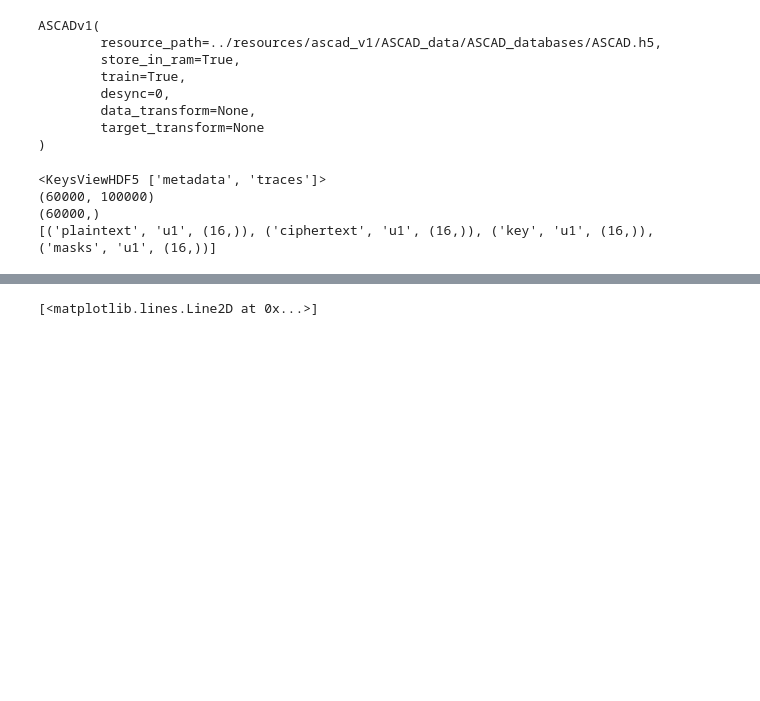
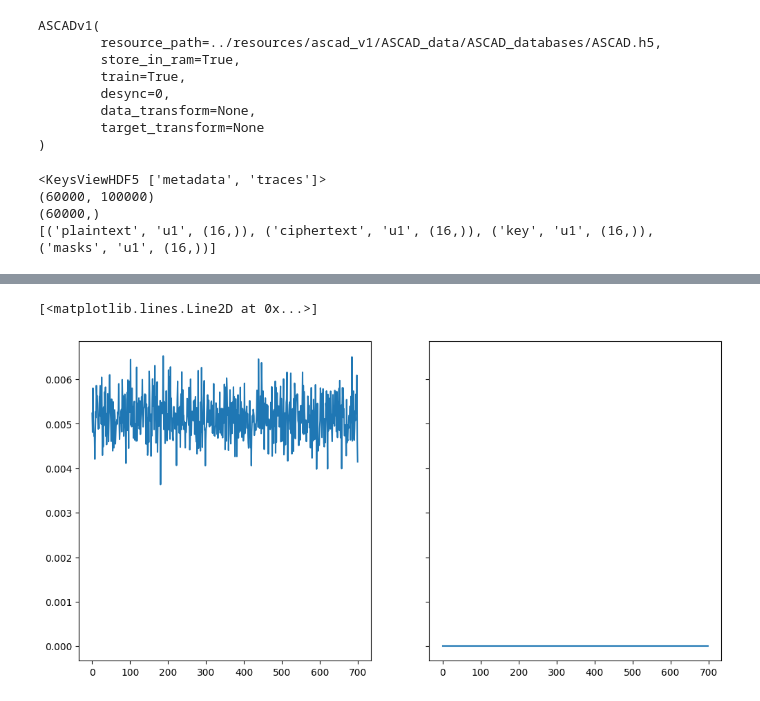
Before and after one commit to jimgammell/gan_side_channel_leakage_detector, a Jupyter notebook: src/display_ascad_dataset.ipynb, the cells around one changed output, grey strips where cells are left out. Saved outputs shown, nothing was run; the diff lists cells and outputs as text; code cells hidden in the pictures; blank space fills up the shorter version.

```diff
--- a/src/display_ascad_dataset.ipynb
+++ b/src/display_ascad_dataset.ipynb
@@ -10,6 +30,23 @@ from leakage_detectors.non_learning import get_trace_means, get_sum_of_differenc
 # %%
-dataset = ASCADv1(store_in_ram=True, use_full_traces=False)
+dataset = ASCADv1(store_in_ram=True, use_full_traces=False, remove_1o_leakage=True)
 print(dataset)
+
+class RandomNoiseDataset:
+    def __init__(self):
+        self.traces = np.random.randn(50000, 1, 700)
+        self.labels = np.random.randint(256, size=(50000,)).astype(np.uint8)
+        self.data_shape = (1, 700)
+
+    def __getitem__(self, idx):
+        return self.traces[idx], self.labels[idx]
+
+    def get_trace(self, idx, ret_targets=False):
+        return self.traces[idx], self.labels[idx]
+
+    def __len__(self):
+        return len(self.traces)
+
+random_noise_dataset = RandomNoiseDataset()
 # %% [output]
 ASCADv1(
         resource_path=../resources/ascad_v1/ASCAD_data/ASCAD_databases/ASCAD.h5,
@@ -57,11 +99,14 @@ Text(0, 0.5, 'Std. deviation')
 # %%
 trace_means = get_trace_means(dataset)
-sod_mask = get_sum_of_differences(dataset, trace_means=trace_means)
 snr_mask = get_signal_to_noise_ratio(dataset, trace_means=trace_means)
+random_means = get_trace_means(random_noise_dataset)
+rand_snr_mask = get_signal_to_noise_ratio(random_noise_dataset, trace_means=random_means)
 # %%
-fig, axes = plt.subplots(1, 2, figsize=(12, 6))
-axes[0].plot(sod_mask.squeeze())
+%matplotlib inline
+fig, axes = plt.subplots(1, 2, figsize=(12, 6), sharex=True, sharey=True)
+axes[0].plot(rand_snr_mask.squeeze())
 axes[1].plot(snr_mask.squeeze())
 # %% [output]
 [<matplotlib.lines.Line2D at 0x...>]
+[figure, added]
 # %%
```
Also changed, not shown: parts of 6 cells of this notebook, 13 other files.
